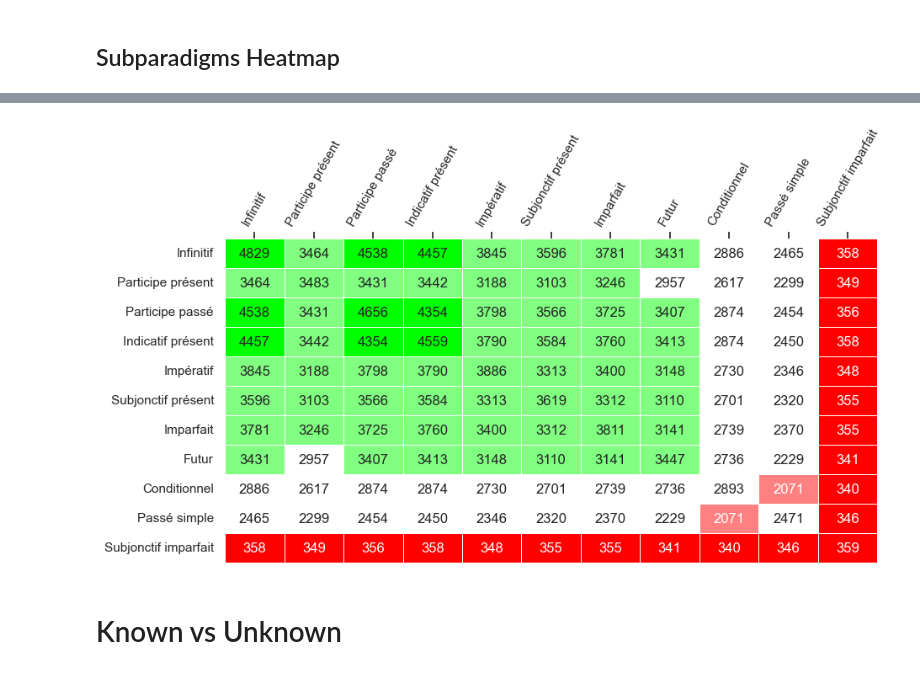
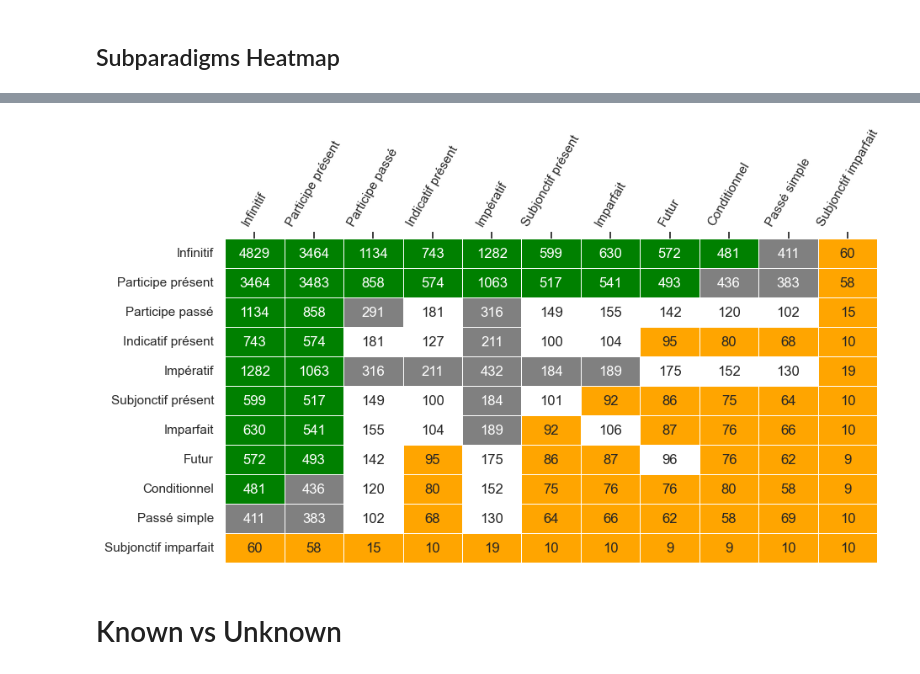
Before and after one commit to gboye/SWIM, a Jupyter notebook: Vlexique2/VLex2-Comptages.ipynb, the cells around one changed output, grey strips where cells are left out. Drawn from its saved outputs; the diff is of its cells as text; code cells hidden in the pictures.

Commit message:
Word Structure color Heatmap

```diff
--- a/Vlexique2/VLex2-Comptages.ipynb
+++ b/Vlexique2/VLex2-Comptages.ipynb
@@ -463,7 +463,9 @@ dTiroir={"in":"Infinitif","pP":"Participe présent",
          "pI":"Impératif","ps":"Subjonctif présent",
          "ii":"Imparfait","fi":"Futur","pc":"Conditionnel",
          "ai":"Passé simple","is":"Subjonctif imparfait"}
+dNbTiroir={"Infinitif":1, "Participe présent":1, "Participe passé":4, "Indicatif présent":6, "Impératif":3, "Subjonctif présent":6, "Imparfait":6, "Futur":6, "Conditionnel":6, "Passé simple":6, "Subjonctif imparfait":6}
 lTiroir=list(dTiroir.values())
+
 dPers={"1S":"1SG","2S":"2SG","3S":"3SG",
        "1P":"1PL","2P":"2PL","3P":"3PL",
        "f":np.NaN,"":np.NaN,"MS":np.NaN,"MP":np.NaN,"FS":np.NaN,"FP":np.NaN,}
@@ -678,14 +689,33 @@ for t1 in lTiroir:
     for t2 in lTiroir:
         coformsT[t1][t2]=dfPivotT[(dfPivotT[t1].notnull())&(dfPivotT[t2].notnull())][t2].count()
 dfCoformsT=pd.DataFrame(coformsT)
+# %%
+coformsT={}
+for t1 in lTiroir:
+    if t1 not in coformsT:
+        coformsT[t1]={}
+    for t2 in lTiroir:
+        coformsT[t1][t2]=int(round(dfPivotT[(dfPivotT[t1].notnull())&(dfPivotT[t2].notnull())][t2].count()/(dNbTiroir[t1]*dNbTiroir[t2])))
+dfCoformsT=pd.DataFrame(coformsT)
 # %%
 sns.set(rc={'figure.figsize':(10,5)})
-ax=sns.heatmap(dfCoformsT,annot=True,linewidth=.5,cmap=cm,fmt="d",cbar=False)
+ax=sns.heatmap(dfCoformsT,annot=True,linewidth=.5,cmap=["orange",
+                                                        "white", "gray", "gray", "gray", "green",
+                                                        "green", "green", "green", "green", "green",
+                                                        "green", "green", "green", "green", "green",
+                                                        "green", "green", "green", "green", "green",
+                                                        "green", "green", "green", "green", "green",
+                                                        "green", "green", "green", "green", "green",
+                                                        "green", "green", "green", "green", "green",
+                                                        "green", "green", "green", "green", "green",
+                                                        "green", "green", "green", "green", "green",
+                                                        "green", "green", "green", "green", "green",
+                                                        "green", "green", "green", "green", "green"],fmt="d",cbar=False)
 ax.xaxis.tick_top()
 ax.tick_params(axis='x', labelrotation=60)
 ax.tick_params(axis='y', labelrotation=0)
 # %% [output]
-[figure, old version]
+[figure, new version]
 # %% [markdown]
 # Known vs Unknown
 # %%
```
Also changed, not shown: parts of 5 cells of this notebook.
